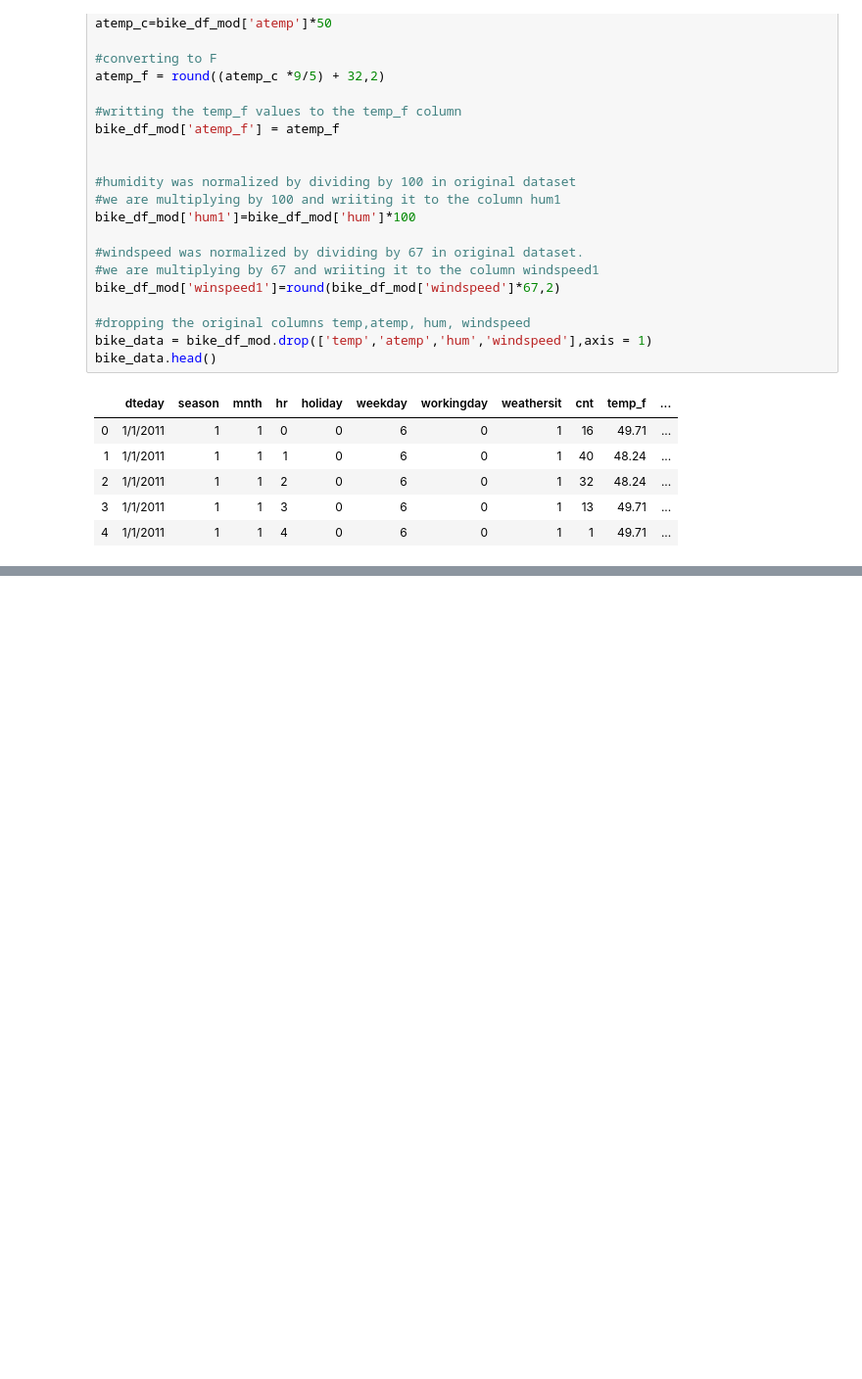
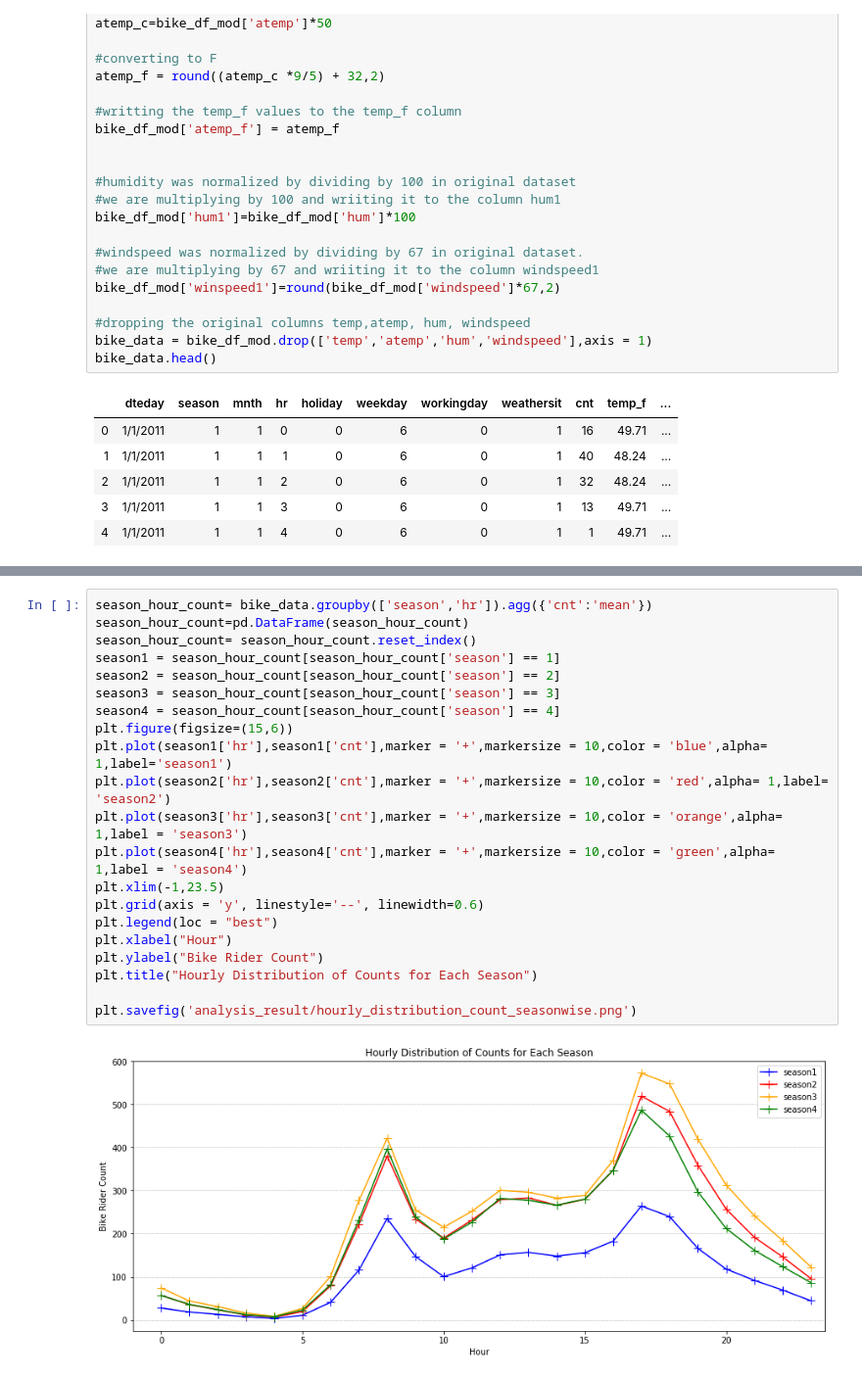
Before and after one commit to Sasmita28/Bike-Share-Analysis, a Jupyter notebook: project_one_bike_sharing_sm.ipynb, the cells around one changed output, grey strips where cells are left out. Shown: that part at 98% size. Drawn from its saved outputs; the diff is of its cells as text; blank space fills up the shorter version.

```diff
--- a/project_one_bike_sharing_sm.ipynb
+++ b/project_one_bike_sharing_sm.ipynb
@@ -122,0 +145,23 @@ plt.hist(count_per_day['cnt'],bins = 17,rwidth=0.95)
+# %%
+season_hour_count= bike_data.groupby(['season','hr']).agg({'cnt':'mean'})
+season_hour_count=pd.DataFrame(season_hour_count)
+season_hour_count= season_hour_count.reset_index()
+season1 = season_hour_count[season_hour_count['season'] == 1]
+season2 = season_hour_count[season_hour_count['season'] == 2]
+season3 = season_hour_count[season_hour_count['season'] == 3]
+season4 = season_hour_count[season_hour_count['season'] == 4]
+plt.figure(figsize=(15,6))
+plt.plot(season1['hr'],season1['cnt'],marker = '+',markersize = 10,color = 'blue',alpha= 1,label='season1')
+plt.plot(season2['hr'],season2['cnt'],marker = '+',markersize = 10,color = 'red',alpha= 1,label= 'season2')
+plt.plot(season3['hr'],season3['cnt'],marker = '+',markersize = 10,color = 'orange',alpha= 1,label = 'season3')
+plt.plot(season4['hr'],season4['cnt'],marker = '+',markersize = 10,color = 'green',alpha= 1,label = 'season4')
+plt.xlim(-1,23.5)
+plt.grid(axis = 'y', linestyle='--', linewidth=0.6)
+plt.legend(loc = "best")
+plt.xlabel("Hour")
+plt.ylabel("Bike Rider Count")
+plt.title("Hourly Distribution of Counts for Each Season")
+
+plt.savefig('analysis_result/hourly_distribution_count_seasonwise.png')
+# %% [output]
+[figure, added]
```
Also changed, not shown: parts of 6 cells of this notebook.
